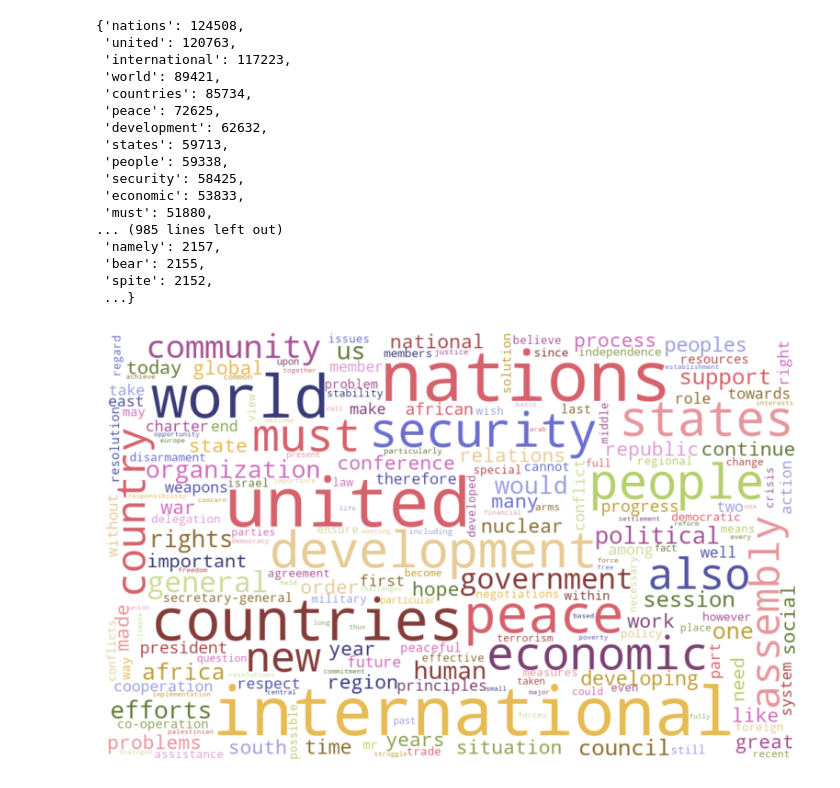
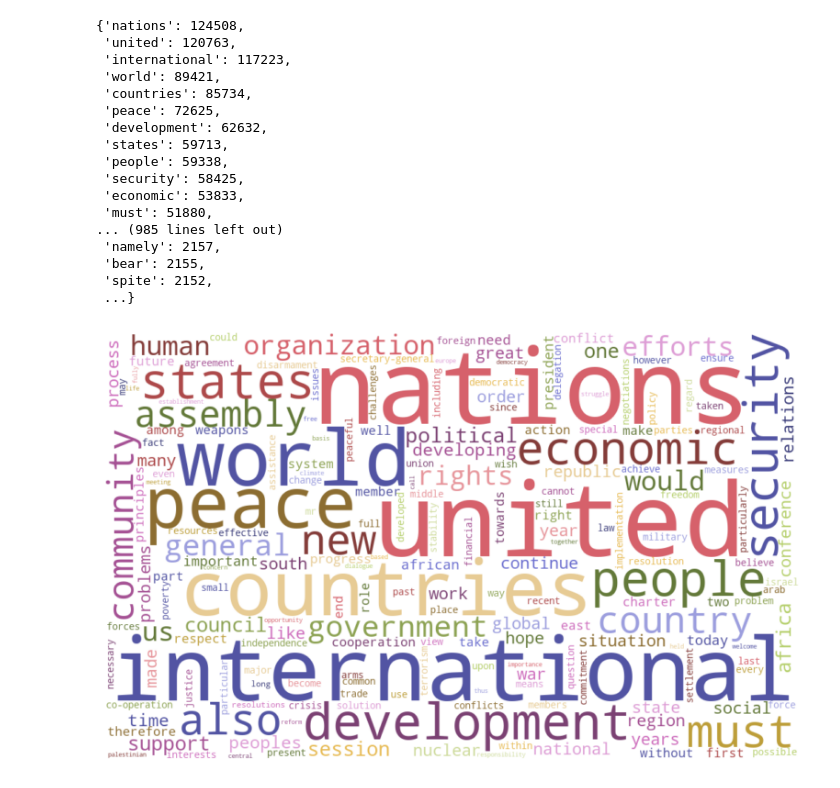
Before and after one commit to shane-kercheval/nlp-template, a Jupyter notebook: source/executables/text_eda.ipynb, the cells around one changed output. Drawn from its saved outputs; the diff is of its cells as text; code cells hidden in the pictures.

```diff
--- a/source/executables/text_eda.ipynb
+++ b/source/executables/text_eda.ipynb
@@ -184,19 +184,22 @@ counts_df.to_dict()['frequency']
  'spite': 2152,
  ...}
 # %%
-wc = wordcloud.WordCloud(background_color='white',
-    #colormap='RdYlGn',
-    colormap='tab20b',
-    width=round(hlp.plot.STANDARD_WIDTH*100),
-    height=round(hlp.plot.STANDARD_HEIGHT*100),
-    max_words = 200, max_font_size=100,
-    random_state=42
-)
-wc.generate_from_frequencies(counts_df.to_dict()['frequency'])
+def plot_wordcloud(frequency_dict):
+    wc = wordcloud.WordCloud(background_color='white',
+        #colormap='RdYlGn',
+        colormap='tab20b',
+        width=round(hlp.plot.STANDARD_WIDTH*100),
+        height=round(hlp.plot.STANDARD_HEIGHT*100),
+        max_words = 200, max_font_size=150,
+        random_state=42
+    )
+    wc.generate_from_frequencies(frequency_dict)
 
-fig, ax = plt.subplots(figsize=(hlp.plot.STANDARD_WIDTH, hlp.plot.STANDARD_HEIGHT))
-ax.imshow(wc, interpolation='bilinear')
-#plt.title("XXX")
-plt.axis('off');
+    fig, ax = plt.subplots(figsize=(hlp.plot.STANDARD_WIDTH, hlp.plot.STANDARD_HEIGHT))
+    ax.imshow(wc, interpolation='bilinear')
+    #plt.title("XXX")
+    plt.axis('off')
-# %% [output]
-[figure, removed]
+# %%
+plot_wordcloud(counts_df.to_dict()['frequency']);
+# %% [output]
+[figure, added]
```
Also changed, not shown: parts of 9 cells of this notebook.
